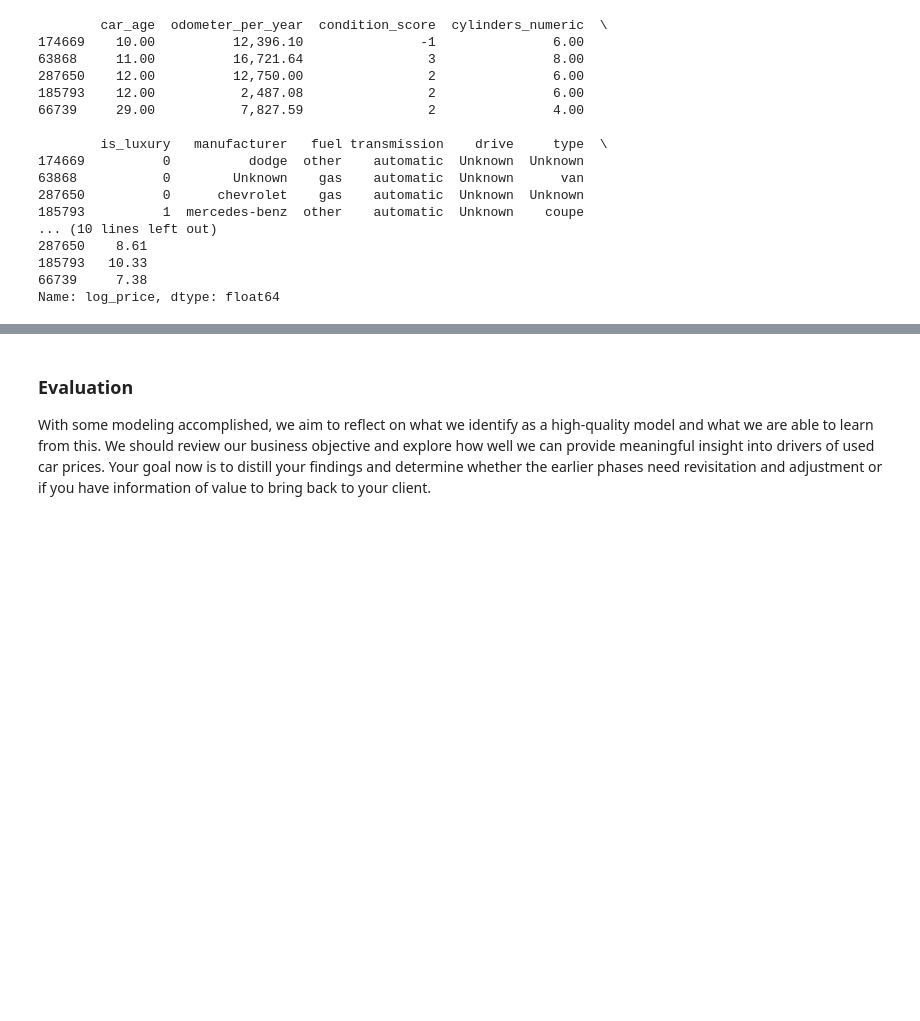
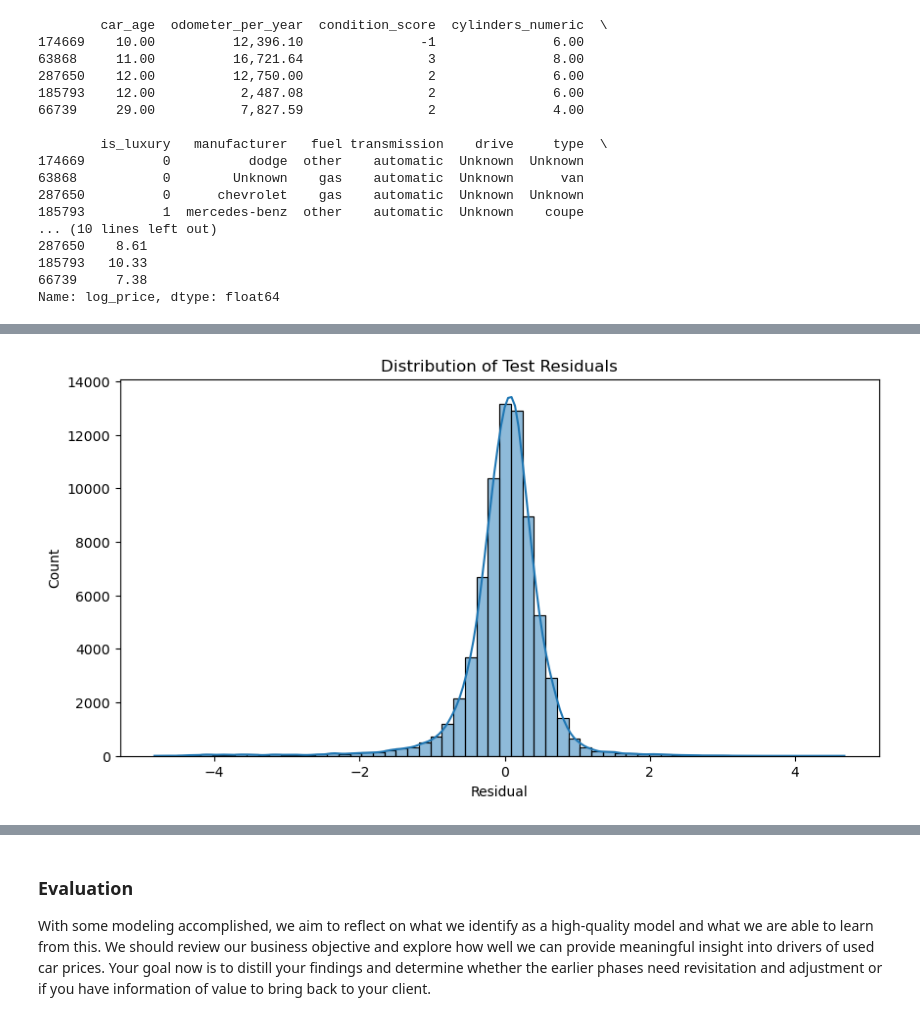
Before and after one commit to RT-Prog/ML_Learn_1, a Jupyter notebook: CarSalesPredictor/prompt_II.ipynb, the cells around one changed output, grey strips where cells are left out. Cells and saved outputs as stored; diff of their text form; code cells hidden in the pictures; blank space fills up the shorter version.

Commit message:
Modeling - base model ready; continuing with further optimization

```diff
--- a/CarSalesPredictor/prompt_II.ipynb
+++ b/CarSalesPredictor/prompt_II.ipynb
@@ -803,0 +823,17 @@ Name: log_price, dtype: float64
+# %%
+# Linear Regression Pipeline
+
+from sklearn.pipeline import Pipeline
+from sklearn.linear_model import LinearRegression
+
+baseline_model = Pipeline([
+    ("preprocessor", preprocessor),
+    ("linreg", LinearRegression())
+])
+# %%
+# Fit and Predict
+
+baseline_model.fit(X_train, y_train)
+
+train_preds = baseline_model.predict(X_train)
+test_preds = baseline_model.predict(X_test)
@@ -803,0 +868,83 @@ Name: log_price, dtype: float64
+# %%
+# Explore concepts like shape of residuals, VIF, etc (just exploring to learn though this was not covered in the course)
+
+train_residuals = y_train - train_preds
+test_residuals = y_test - test_preds
+
+plt.figure(figsize=(10, 5))
+sns.histplot(
+    test_residuals,
+    bins=60,
+    kde=True
+)
+
+plt.title("Distribution of Test Residuals")
+plt.xlabel("Residual")
+plt.show()
+
+plt.figure(figsize=(8, 5))
+sns.scatterplot(
+    x=test_preds,
+    y=test_residuals,
+    alpha=0.1
+)
+plt.axhline(
+    y=0,
+    color="red",
+    linestyle="--"
+)
+
+plt.xlabel("Predicted Values")
+plt.ylabel("Residuals")
+plt.title("Residuals vs Predicted Values")
+
+plt.show()
+
+plt.figure(figsize=(7, 7))
+
+sns.scatterplot(
+    x=y_test,
+    y=test_preds,
+    alpha=0.1
+)
+plt.plot(
+    [y_test.min(), y_test.max()],
+    [y_test.min(), y_test.max()],
+    color="red",
+    linestyle="--"
+)
+plt.xlabel("Actual log_price")
+plt.ylabel("Predicted log_price")
+plt.title("Actual vs Predicted")
+
+plt.show()
+
+
+#VIF Calc
+
+vif_features = cars[
+    [
+        "car_age",
+        "odometer_per_year",
+        "condition_score",
+        "cylinders_numeric",
+        "cylinders_missing",
+        "is_luxury"
+    ]
+]
+
+from statsmodels.stats.outliers_influence import variance_inflation_factor
+
+vif_table = pd.DataFrame()
+vif_table["feature"] = vif_features.columns
+vif_table["VIF"] = [
+    variance_inflation_factor(
+        vif_features.values,
+        i
+    )
+    for i in range(vif_features.shape[1])
+]
+
+display(vif_table)
+# %% [output]
+[figure, added]
```
Also changed, not shown: parts of 5 cells of this notebook.
